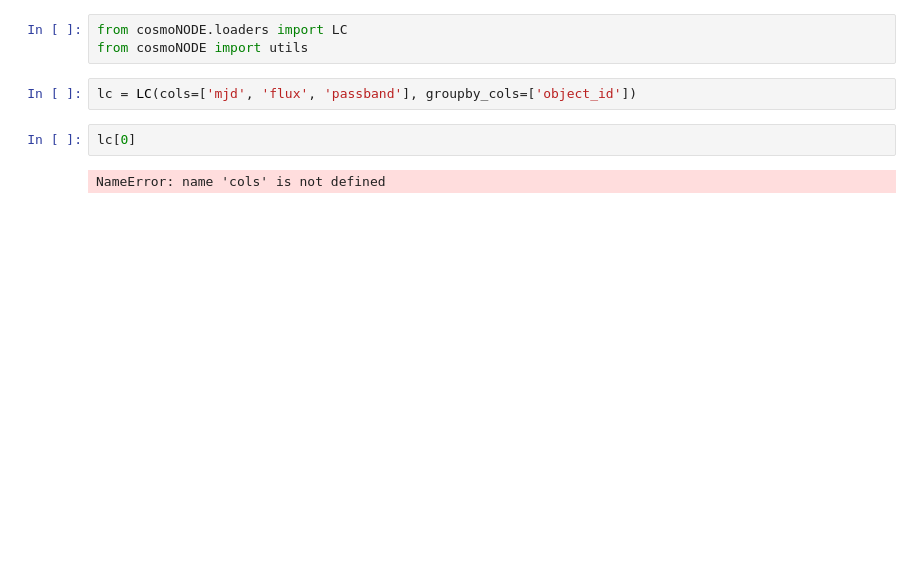
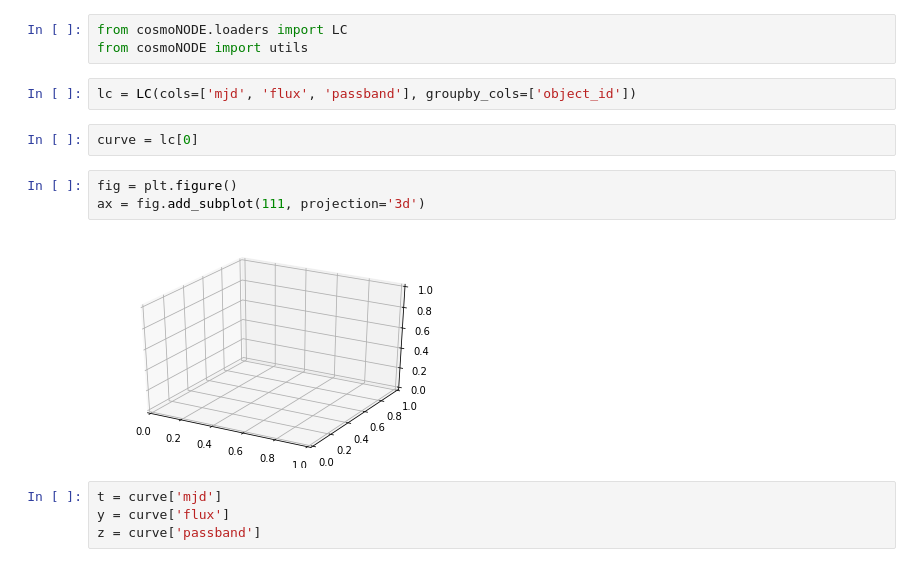
Before and after one commit to deepskies/cosmoNODE, a Jupyter notebook: 3d_plot_train.ipynb, the cells around one changed output. Drawn from its saved outputs; the diff is of its cells as text; blank space fills up the shorter version.

```diff
--- a/3d_plot_train.ipynb
+++ b/3d_plot_train.ipynb
@@ -12,7 +16,14 @@ from cosmoNODE.loaders import LC
 from cosmoNODE import utils
 # %%
 lc = LC(cols=['mjd', 'flux', 'passband'], groupby_cols=['object_id'])
-# %%
-lc[0]
-# %% [output]
-NameError: name 'cols' is not defined
+# %%
+curve = lc[0]
+# %%
+fig = plt.figure()
+ax = fig.add_subplot(111, projection='3d')
+# %% [output]
+[figure, added]
+# %%
+t = curve['mjd']
+y = curve['flux']
+z = curve['passband']
```
Also changed, not shown: parts of 12 cells of this notebook, 1 other file.
